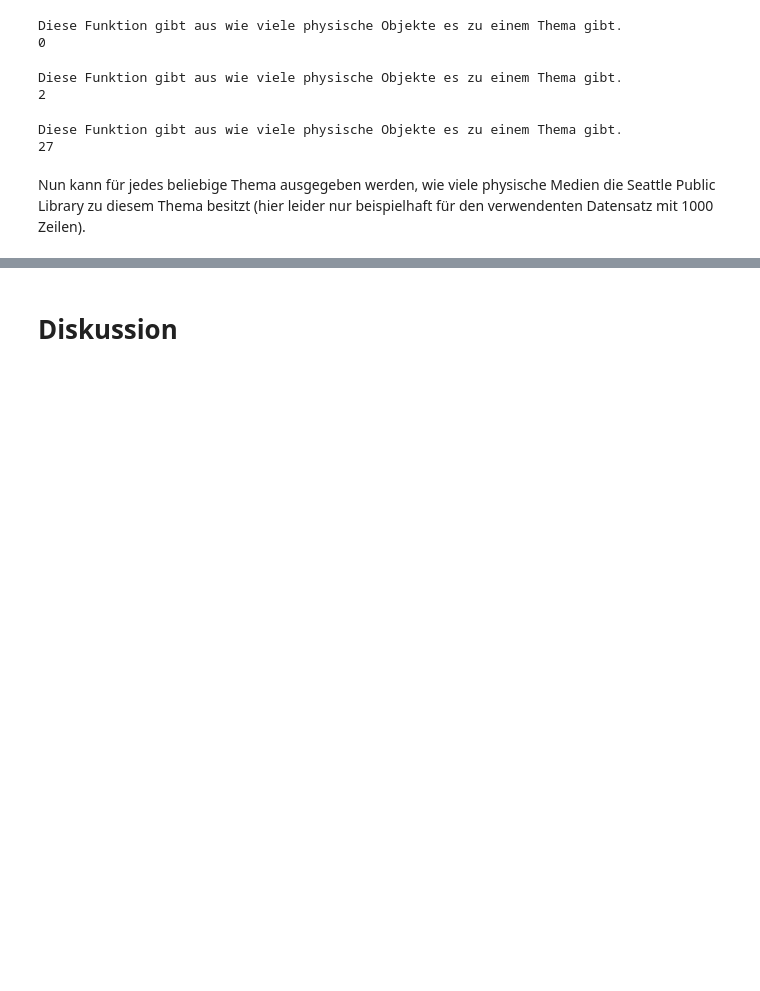
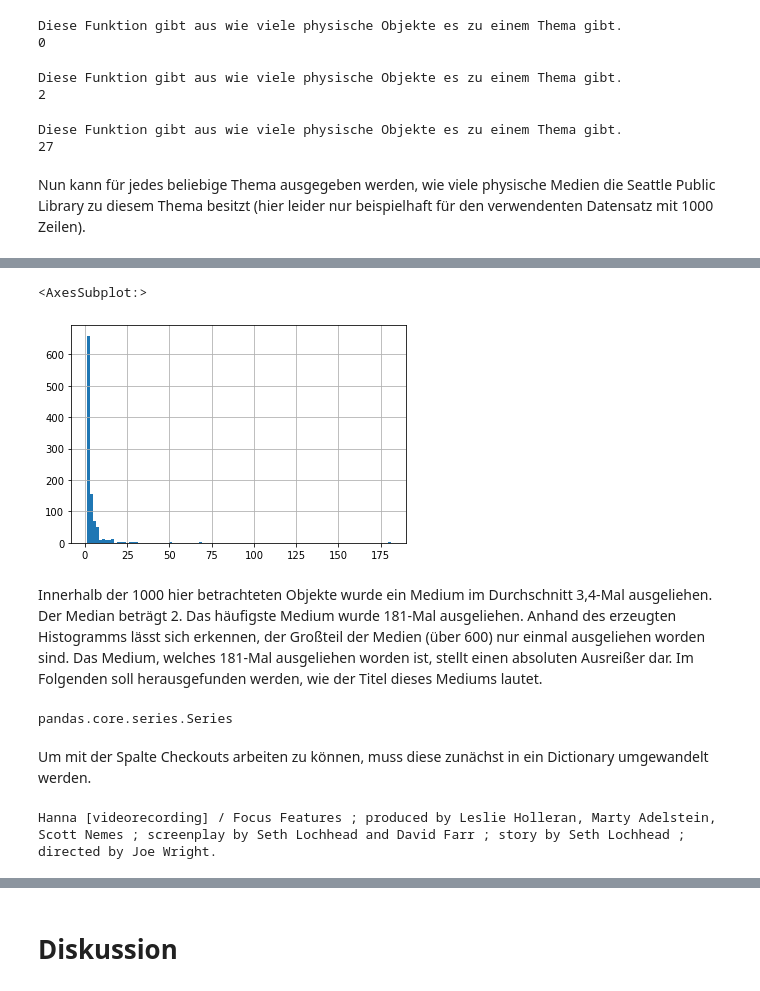
Before and after one commit to kgoedde/BdK6.5.3_P3_SoSe2021_KATJA_GOEDDE, a Jupyter notebook: Aufgabe_2/Datenanalyse_Seattle_Public_Library.ipynb, the cells around one changed output, grey strips where cells are left out. Cells and saved outputs as stored; diff of their text form; code cells hidden in the pictures; blank space fills up the shorter version.

```diff
--- a/Aufgabe_2/Datenanalyse_Seattle_Public_Library.ipynb
+++ b/Aufgabe_2/Datenanalyse_Seattle_Public_Library.ipynb
@@ -263,0 +288,4 @@ Nun kann für jedes beliebige Thema ausgegeben werden, wie viele physische Medie
+# %%
+# Import des Datensets 'Checkout by Title'
+url_title = "https://data.seattle.gov/resource/tmmm-ytt6.csv"
+spl_title = pd.read_csv(url_title)
@@ -263,0 +322,15 @@ Nun kann für jedes beliebige Thema ausgegeben werden, wie viele physische Medie
+# %%
+spl_title.checkouts.hist(bins=100)
+# %% [output]
+<AxesSubplot:>
+[figure, added]
+# %% [markdown]
+Innerhalb der 1000 hier betrachteten Objekte wurde ein Medium im Durchschnitt 3,4-Mal ausgeliehen. Der Median beträgt 2. Das häufigste Medium wurde 181-Mal ausgeliehen.
+Anhand des erzeugten Histogramms lässt sich erkennen, der Großteil der Medien (über 600) nur einmal ausgeliehen worden sind. Das Medium, welches 181-Mal ausgeliehen worden ist, stellt einen absoluten Ausreißer dar.
+Im Folgenden soll herausgefunden werden, wie der Titel dieses Mediums lautet.
+# %%
+type(spl_title.checkouts)
+# %% [output]
+pandas.core.series.Series
+# %% [markdown]
+Um mit der Spalte Checkouts arbeiten zu können, muss diese zunächst in ein Dictionary umgewandelt werden.
@@ -263,0 +339,6 @@ Nun kann für jedes beliebige Thema ausgegeben werden, wie viele physische Medie
+# %%
+for i in checkouts:
+    if str(checkouts[i]).__contains__("181"):
+        print(spl_title.title[i])
+# %% [output]
+Hanna [videorecording] / Focus Features ; produced by Leslie Holleran, Marty Adelstein, Scott Nemes ; screenplay by Seth Lochhead and David Farr ; story by Seth Lochhead ; directed by Joe Wright.
```
Also changed, not shown: parts of 25 cells of this notebook.
